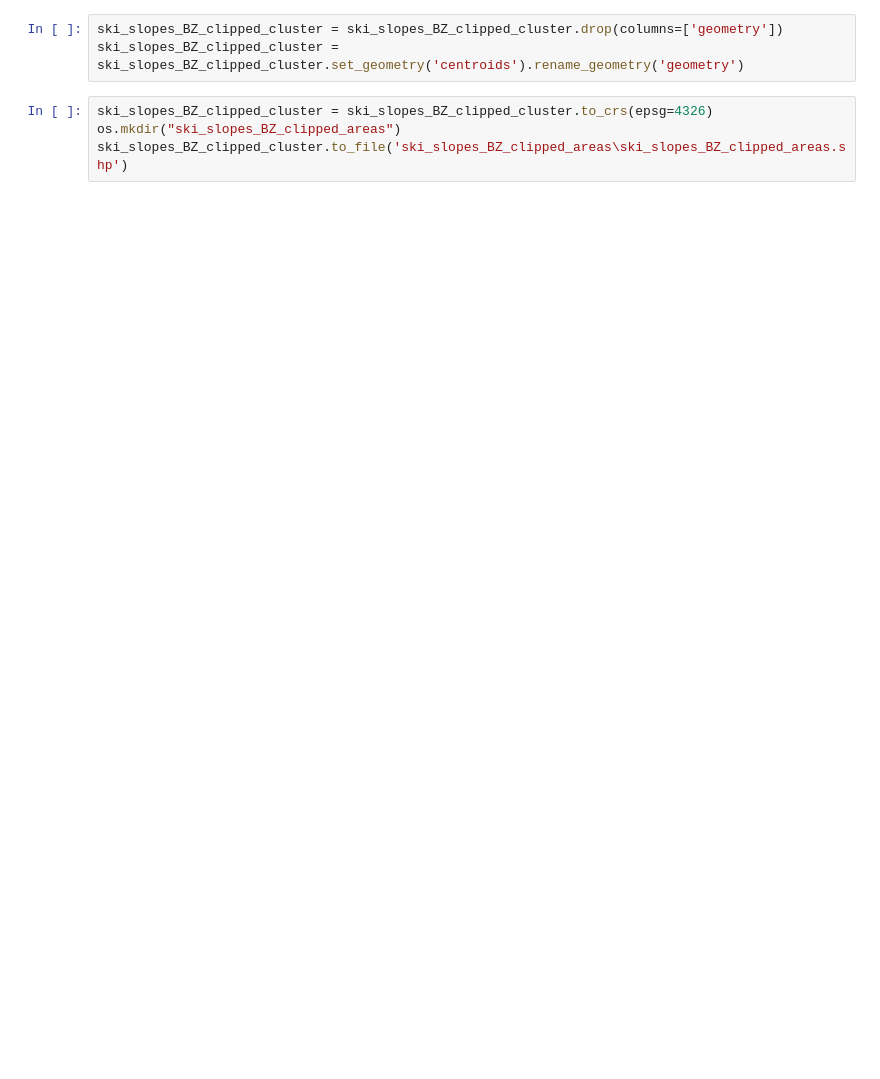
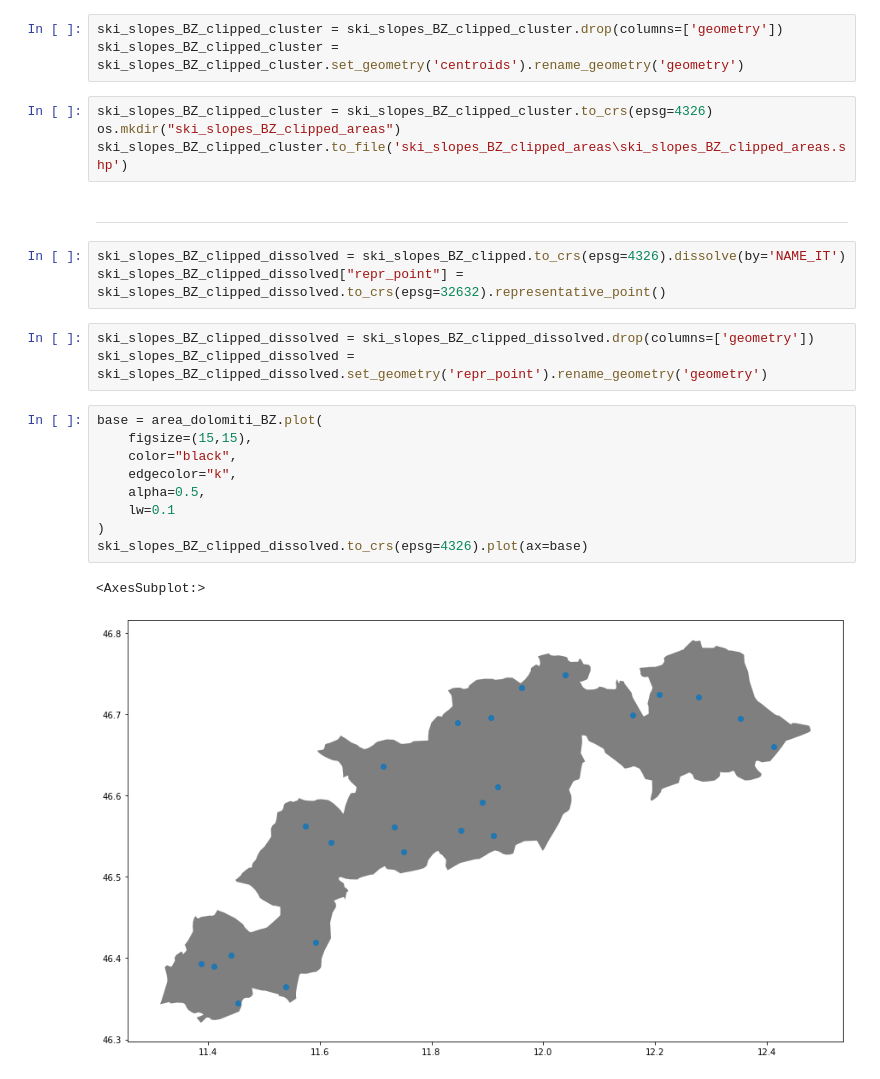
Before and after one commit to elypaolazz/Geospatial-Project, a Jupyter notebook: ski_area_cost.ipynb, the cells around one changed output. Cells and saved outputs as stored; diff of their text form; blank space fills up the shorter version.

```diff
--- a/ski_area_cost.ipynb
+++ b/ski_area_cost.ipynb
@@ -163,3 +229,23 @@ ski_slopes_BZ_clipped_cluster = ski_slopes_BZ_clipped_cluster.set_geometry('cent
 ski_slopes_BZ_clipped_cluster = ski_slopes_BZ_clipped_cluster.to_crs(epsg=4326)
 os.mkdir("ski_slopes_BZ_clipped_areas")
 ski_slopes_BZ_clipped_cluster.to_file('ski_slopes_BZ_clipped_areas\ski_slopes_BZ_clipped_areas.shp')
+# %% [markdown]
+---
+# %%
+ski_slopes_BZ_clipped_dissolved = ski_slopes_BZ_clipped.to_crs(epsg=4326).dissolve(by='NAME_IT')
+ski_slopes_BZ_clipped_dissolved["repr_point"] = ski_slopes_BZ_clipped_dissolved.to_crs(epsg=32632).representative_point()
+# %%
+ski_slopes_BZ_clipped_dissolved = ski_slopes_BZ_clipped_dissolved.drop(columns=['geometry'])
+ski_slopes_BZ_clipped_dissolved = ski_slopes_BZ_clipped_dissolved.set_geometry('repr_point').rename_geometry('geometry')
+# %%
+base = area_dolomiti_BZ.plot(
+    figsize=(15,15),
+    color="black",
+    edgecolor="k",
+    alpha=0.5,
+    lw=0.1
+)
+ski_slopes_BZ_clipped_dissolved.to_crs(epsg=4326).plot(ax=base)
+# %% [output]
+<AxesSubplot:>
+[figure, added]
```
Also changed, not shown: parts of 10 cells of this notebook, 26 other files.
